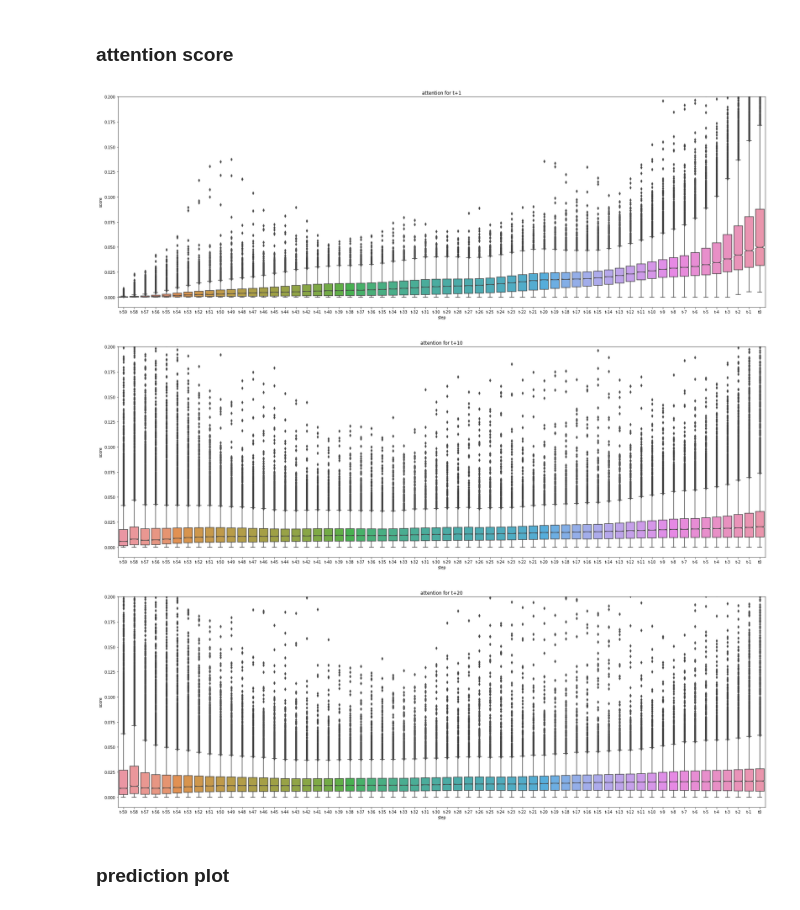
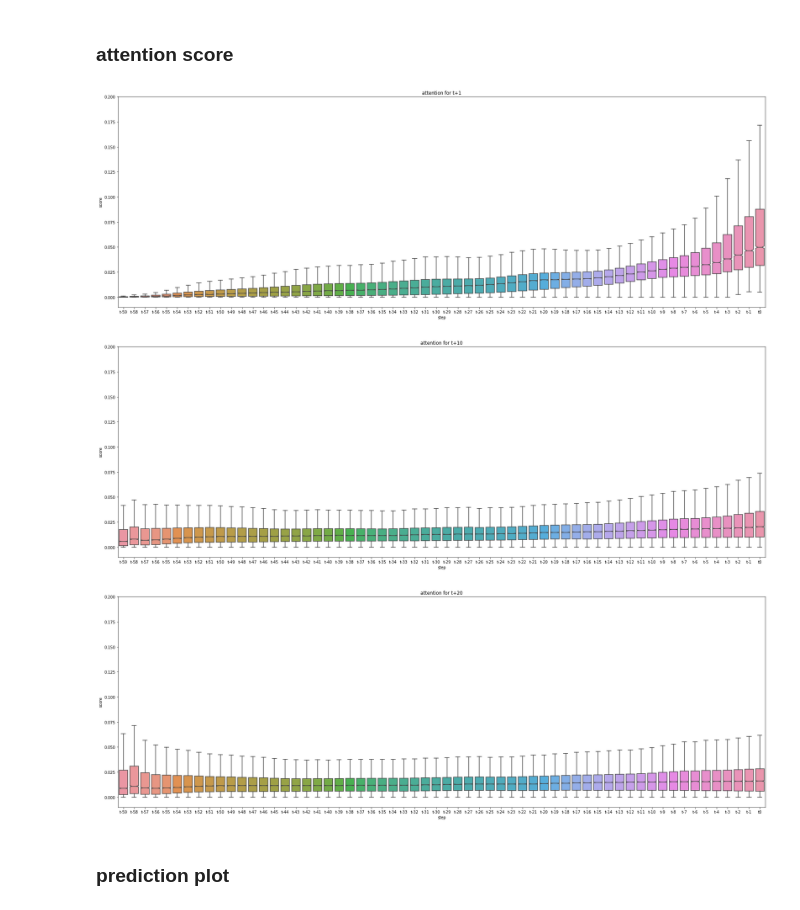
Before and after one commit to pseokyoung/22_Dual_Attention, a Jupyter notebook: 2_RnnModel.ipynb, the cells around one changed output. Saved outputs shown, nothing was run; the diff lists cells and outputs as text; code cells hidden in the pictures.

```diff
--- a/2_RnnModel.ipynb
+++ b/2_RnnModel.ipynb
@@ -305,7 +303,7 @@ ATT_seq2seq_GRU.test()
 # %% [markdown]
 ### attention score
 # %%
-attention = ATT_seq2seq_GRU.get_attention(DATT_seq2seq_GRU.history_test_sc)
+attention = ATT_seq2seq_GRU.get_attention(ATT_seq2seq_GRU.history_test_sc)
 plot_steps = [0,9,19]
 
 for future_step in plot_steps:
@@ -324,7 +322,7 @@ for future_step in plot_steps:
         attention_reshape.reset_index(drop=True, inplace=True)
 
     plt.figure(figsize=(30,10))
-    sns.boxplot(x='step', y='score', data=attention_reshape, notch=True)
+    sns.boxplot(x='step', y='score', data=attention_reshape, notch=True, showfliers = False)
     plt.ylim(-0.01, 0.2)
     plt.title(f"attention for t+{future_step+1}")
     plt.show()
@@ -443,31 +441,31 @@ DATT_seq2seq_GRU.test()
 # %%
 attention = DATT_seq2seq_GRU.get_attention(DATT_seq2seq_GRU.history_test_sc)
 plot_steps = [0,9,19]
 
 for future_step in plot_steps:
     attention_step = pd.DataFrame(attention[:,future_step,:], columns=[f't{i-59}' for i in range(history_size)])
 
     for i in range(history_size):
         if not i:
             attention_reshape = attention_step[[f't{i-59}']].copy()
             attention_reshape.columns = ['score']
             attention_reshape['step'] = f't{i-59}'
         else:
             temp = attention_step[[f't{i-59}']].copy()
             temp.columns = ['score']
             temp['step'] = f't{i-59}'
             attention_reshape = pd.concat([attention_reshape, temp], axis=0)
         attention_reshape.reset_index(drop=True, inplace=True)
 
     plt.figure(figsize=(30,10))
-    sns.boxplot(x='step', y='score', data=attention_reshape, notch=True)
+    sns.boxplot(x='step', y='score', data=attention_reshape, notch=True, showfliers = False)
     plt.ylim(-0.01, 0.2)
     plt.title(f"attention for t+{future_step+1}")
     plt.show()
 # %% [output]
-[figure, old version]
+[figure, new version]
-[figure, old version]
+[figure, new version]
-[figure, old version]
+[figure, new version]
 # %% [markdown]
 ### prediction plot
 # %%
```
Also changed, not shown: parts of 2 cells of this notebook, 1 other file.
